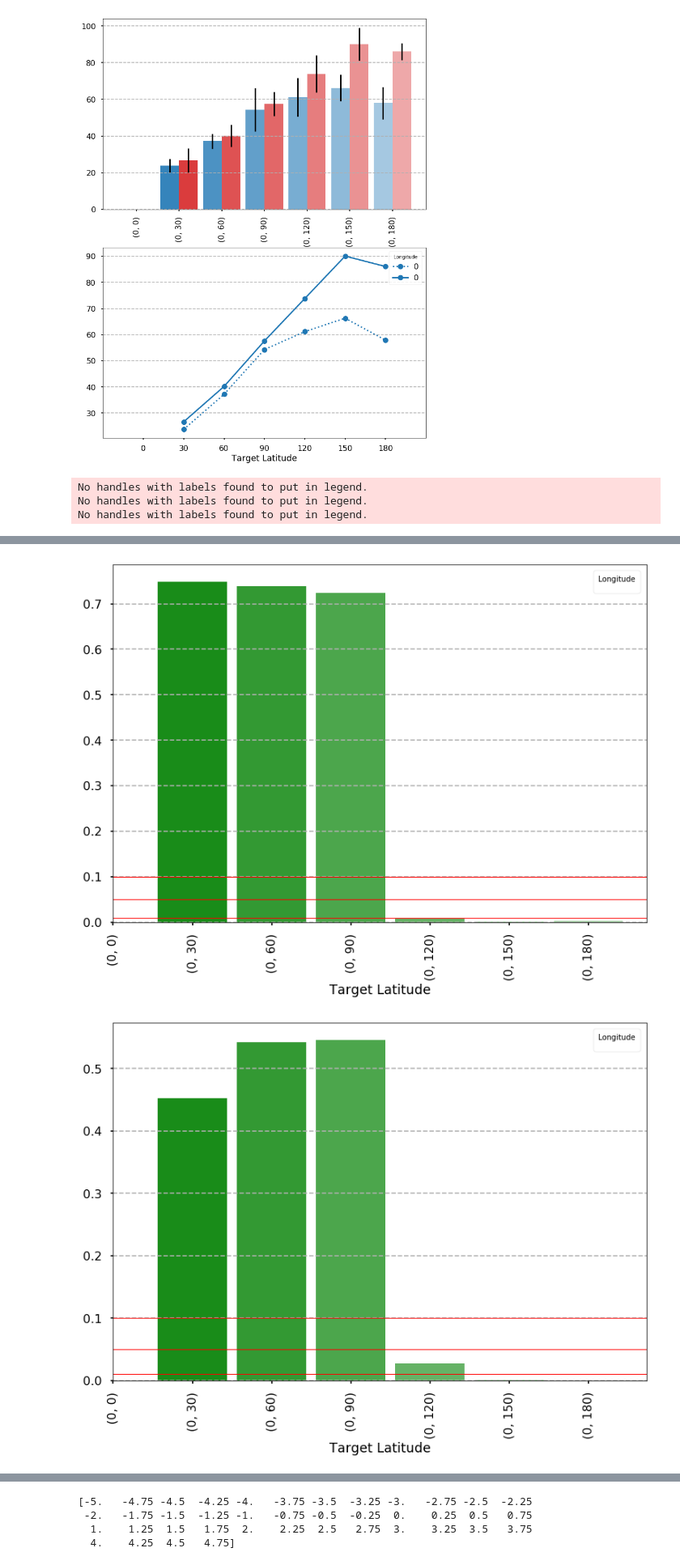
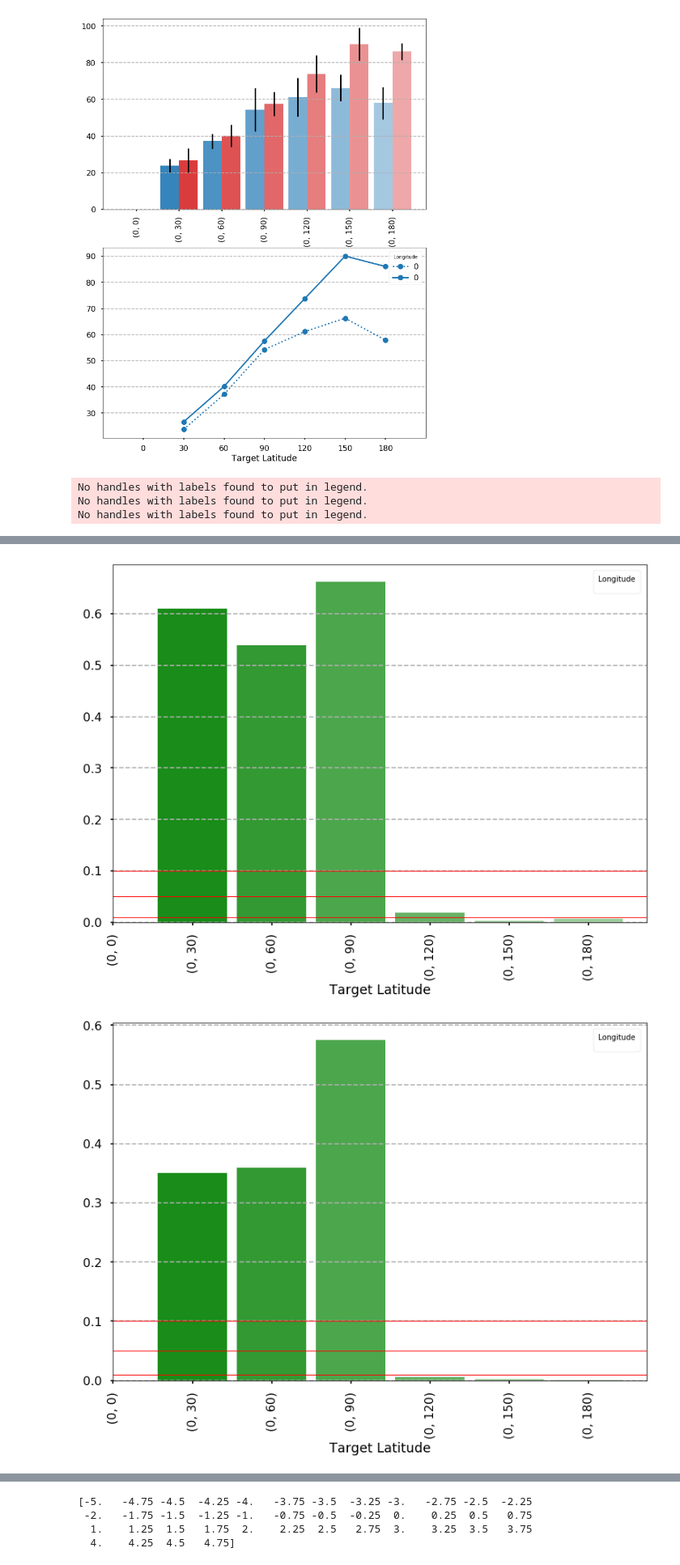
Before and after one commit to red-pencil/python_data, a Jupyter notebook: vtdata/Scripts/plot_20190501.ipynb, the cells around one changed output, grey strips where cells are left out. Shown at 81% size. Drawn from its saved outputs; the diff is of its cells as text; code cells hidden in the pictures.

```diff
--- a/vtdata/Scripts/plot_20190501.ipynb
+++ b/vtdata/Scripts/plot_20190501.ipynb
@@ -428,9 +428,9 @@ class Exp(object):
         self.speed_median_10x3x7.append(temp_user.speed_median[self._test_order-1])
 
 
-    def _deform(input_data):
+    def deform(input_data):
         result=[]
-        for lat in range(3):
+        for lat in range(len(input_data[0])):
             r=[]
             for lon in range(7):
                 all_user=[]
@@ -1085,7 +1085,7 @@ if (True):
 # %%
 def cal_ttest(t1, t2):
     print(np.array(t1).shape)
-    print(t2)
+    print(np.array(t2).shape)
 
     tvalue=[]
     pvalue=[]
@@ -1099,7 +1099,7 @@ def cal_ttest(t1, t2):
                 all_user_t1.append(t1[user][lat][lon])
                 all_user_t2.append(t2[user][lat][lon])
 
-            t,p = ttest_ind(all_user_t1, all_user_t2)
+            t,p = ttest_rel(all_user_t1, all_user_t2)
             tv.append(t) # *7
             pv.append(p)
         tvalue.append(tv)
@@ -1122,6 +1122,9 @@ if (True):
     plot_bar_single(speed_p_34)
     plot_bar_single(speed_p_35)
     plot_bar_single(speed_p_45)
+    print(np.array(test3.speed_mean_10x3x7))
+    print(test4.speed_mean_10x3x7)
+    print(test5.speed_mean_10x3x7)
 # %% [output]
 No handles with labels found to put in legend.
 No handles with labels found to put in legend.
@@ -1136,5 +1150,5 @@ No handles with labels found to put in legend.
-[figure, old version]
+[figure, new version]
-[figure, old version]
+[figure, new version]
 # %%
 X = [-30,0,30]
 Y = [0,30,60,90,120,150,180]
```
Also changed, not shown: parts of 5 cells of this notebook, 2 other files.
